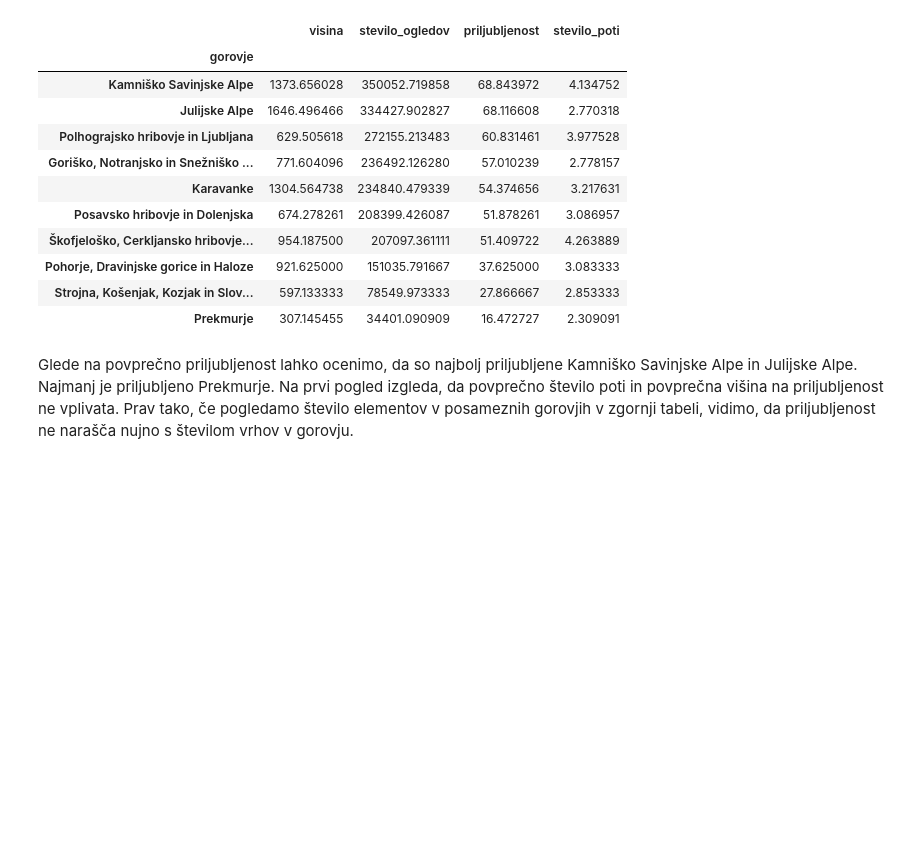
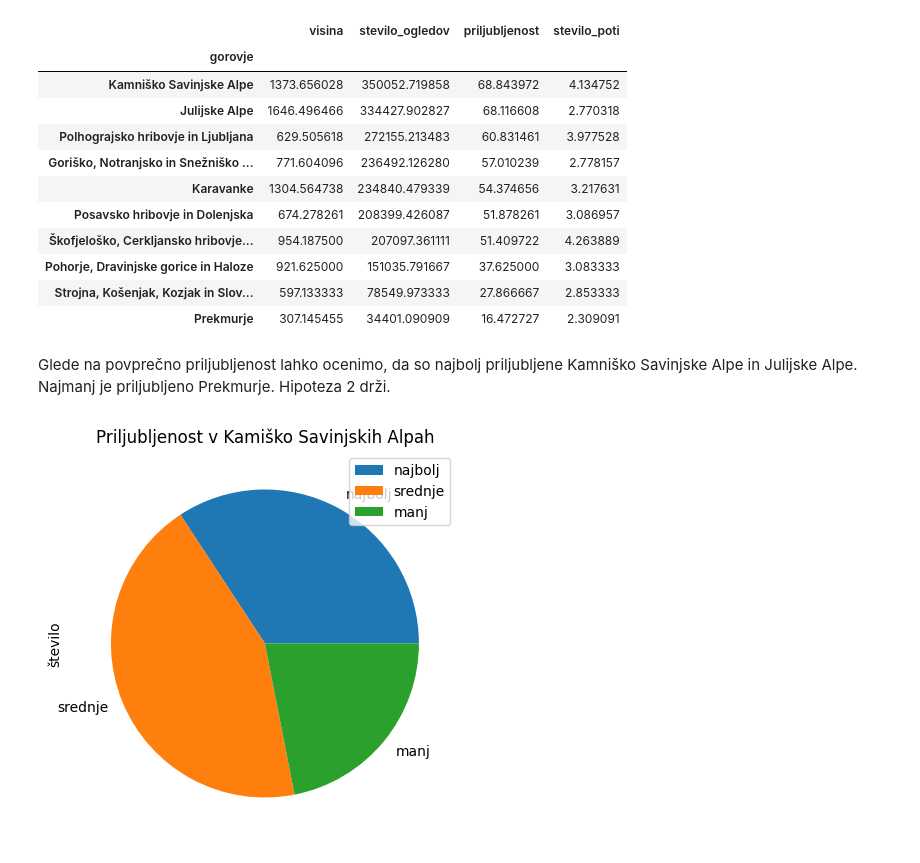
Before and after one commit to MancaMurn/Priljubljenost_slovenskih_gora, a Jupyter notebook: analiza.ipynb, the cells around one changed output. Cells and saved outputs as stored; diff of their text form; code cells hidden in the pictures; blank space fills up the shorter version.

```diff
--- a/analiza.ipynb
+++ b/analiza.ipynb
@@ -163,4 +169,14 @@ povprečne_vrednosti_po_gorovjih.sort_values(['priljubljenost', 'stevilo_ogledov
 | Strojna, Košenjak, Kozjak in Slov... | 597.133333 | 78549.973333 | 27.866667 | 2.853333 |
 | Prekmurje | 307.145455 | 34401.090909 | 16.472727 | 2.309091 |
 # %% [markdown]
-Glede na povprečno priljubljenost lahko ocenimo, da so najbolj priljubljene Kamniško Savinjske Alpe in Julijske Alpe. Najmanj je priljubljeno Prekmurje. Na prvi pogled izgleda, da povprečno število poti in povprečna višina na priljubljenost ne vplivata. Prav tako, če pogledamo število elementov v posameznih gorovjih v zgornji tabeli, vidimo, da priljubljenost ne narašča nujno s številom vrhov v gorovju.
+Glede na povprečno priljubljenost lahko ocenimo, da so najbolj priljubljene Kamniško Savinjske Alpe in Julijske Alpe. Najmanj je priljubljeno Prekmurje. Hipoteza 2 drži.
+# %%
+st_najbolj_priljubljenih = len(najbolj_priljubljeni[najbolj_priljubljeni.gorovje == 'Kamniško Savinjske Alpe'])
+st_srednje_priljubljenih = len(srednje_priljubljeni[srednje_priljubljeni.gorovje == 'Kamniško Savinjske Alpe'])
+st_manj_priljubljenih = len(manj_priljubljeni[manj_priljubljeni.gorovje == 'Kamniško Savinjske Alpe'])
+
+diagram = pd.DataFrame({'število' : [st_najbolj_priljubljenih, st_srednje_priljubljenih, st_manj_priljubljenih]},
+                                    index=['najbolj', 'srednje', 'manj'])
+plot = diagram.plot(kind='pie', y='število', figsize=(5, 5), title='Priljubljenost v Kamiško Savinjskih Alpah')
+# %% [output]
+[figure, added]
```
Also changed, not shown: parts of 47 cells of this notebook.
